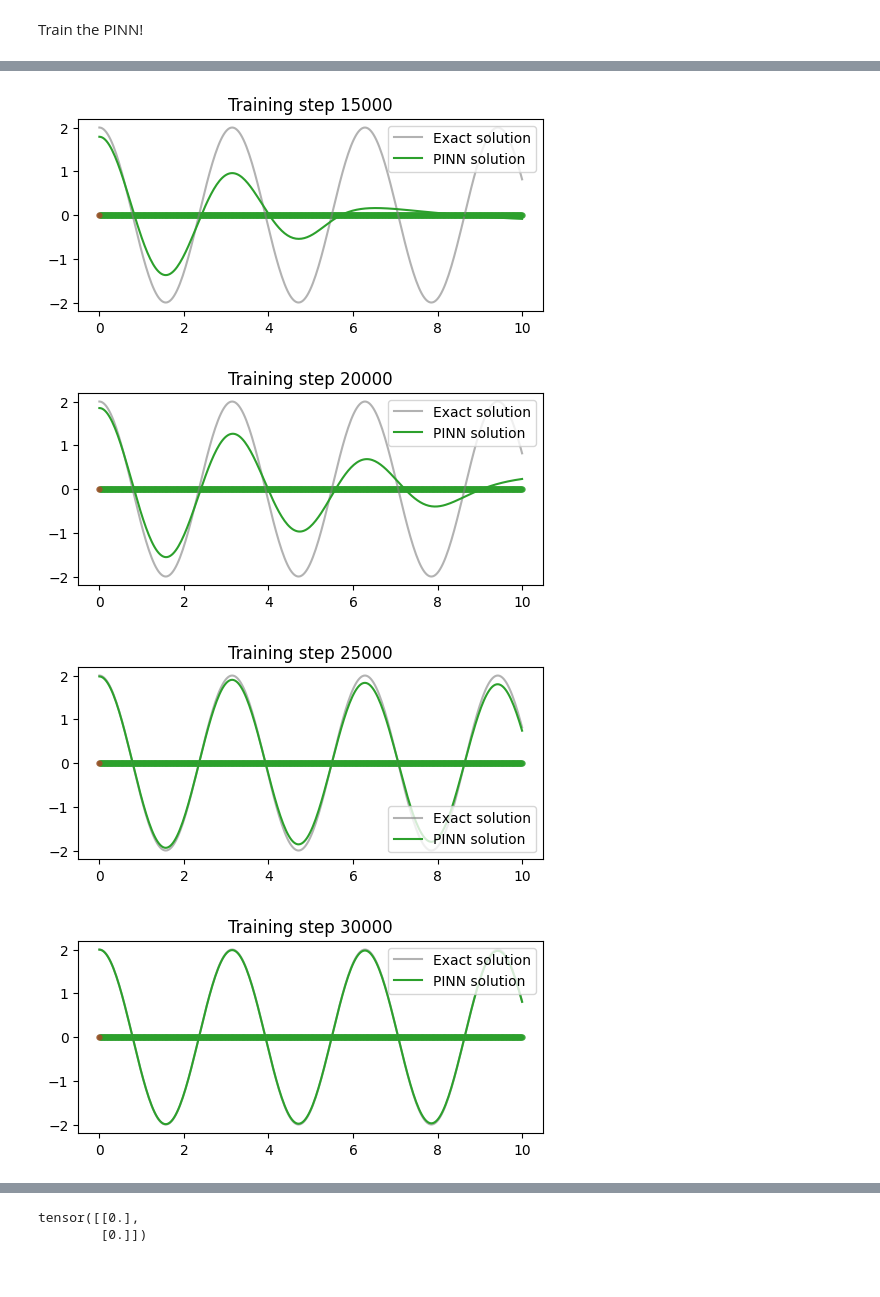
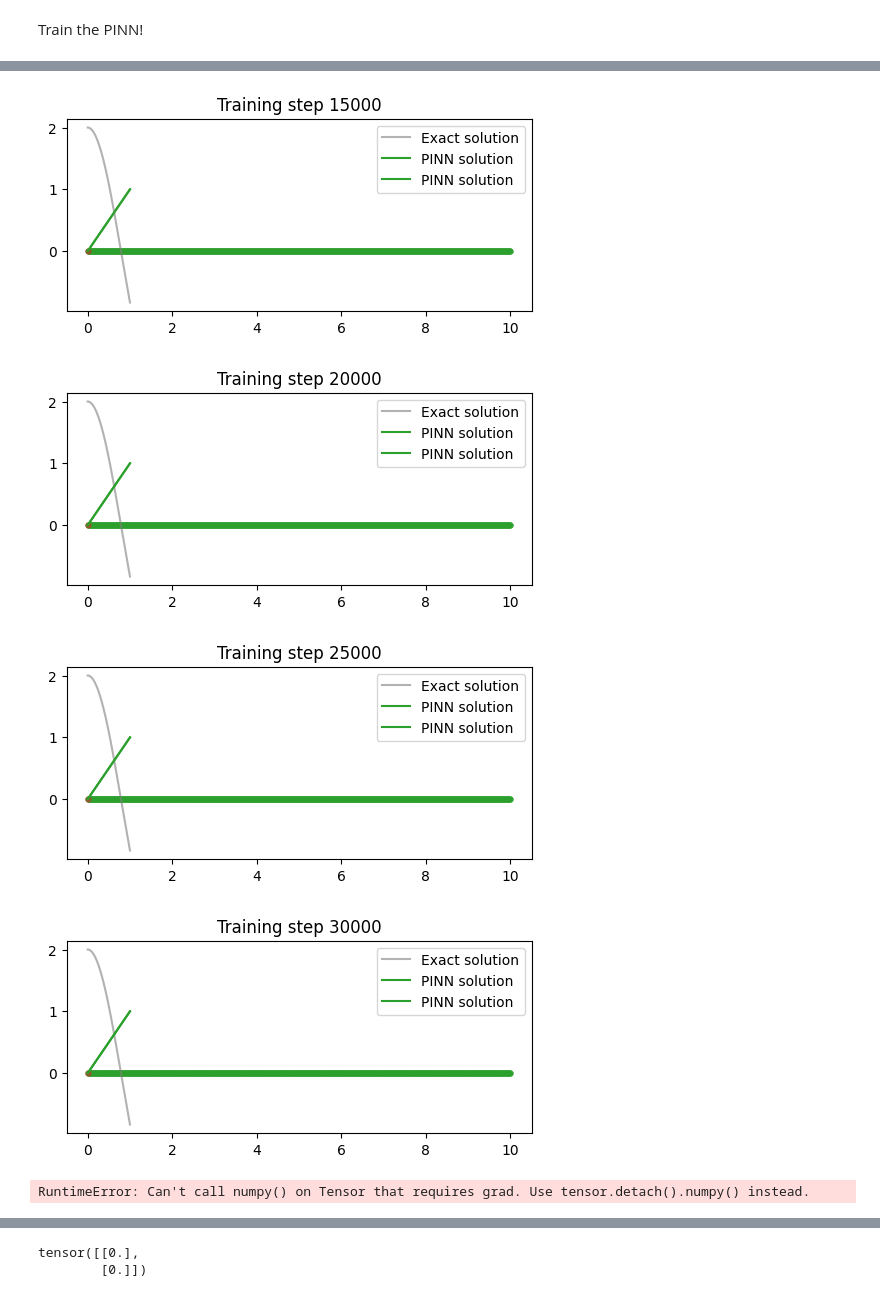
Before and after one commit to kadenmahoneyuky/LearningPINN, a Jupyter notebook: pinn.ipynb, the cells around one changed output, grey strips where cells are left out. Saved outputs shown, nothing was run; the diff lists cells and outputs as text; code cells hidden in the pictures.

Commit message:
Completed basic PDE_PINN

```diff
--- a/pinn.ipynb
+++ b/pinn.ipynb
@@ -8,3 +8,6 @@ import torch
 import torch.nn as nn
 import numpy as np
 import matplotlib.pyplot as plt
+
+device = torch.device("cuda" if torch.cuda.is_available() else "cpu")
+print(torch.cuda.get_device_name(0))  # Name of your GPU
@@ -44,51 +51,74 @@ class FCN(nn.Module):
+# %%
+torch.manual_seed(123) # to ensure "random" values yield the same results everytime
+t_obs = torch.rand(40).view(-1,1).to(device)
+u_obs = exact_sol(t_obs) + 0.04*torch.randn_like(t_obs)
 # %% [markdown]
 Train the PINN!
 # %%
 torch.manual_seed(123)
 
 # Define NN
-pinn = FCN(1,1,32,3)
+pinn = FCN(1,1,32,3).to(device)
 
 # Define Boundary Points
-t_boundary = torch.tensor(0.).view(-1,1).requires_grad_(True)
+t_boundary = torch.tensor(0.).view(-1,1).requires_grad_(True).to(device)
 
 # Define Domain
-t_physics = torch.linspace(0,10,1000).view(-1,1).requires_grad_(True)
+t_physics = torch.linspace(0,10,1000).view(-1,1).requires_grad_(True).to(device)
+
+# Make R a trainable parameter
+coef = nn.Parameter(torch.zeros(1, requires_grad=True, device=device))
+coefs= []
 
 # Train the PINN
-t_test = torch.linspace(0,10,300).view(-1,1)
+t_test = torch.linspace(0,1,300).view(-1,1).to(device)
 u_exact = exact_sol(t_test)
-optimiser = torch.optim.Adam(pinn.parameters(),lr=1e-3)
+optimiser = torch.optim.Adam(list(pinn.parameters())+[coef],lr=1e-3)
 for i in range(30001):
     optimiser.zero_grad()
 
-    lambda1, lambda2 = 1e-1, 1
+    lambda1 = 1e4
 
-    u = pinn(t_boundary)
-    loss1 = (torch.squeeze(u) - 2)**2
-    dudt = torch.autograd.grad(u, t_boundary, torch.ones_like(u), create_graph=True)[0]
-    loss2 = (torch.squeeze(dudt) - 0)**2
-
+    # compute physics loss
     u = pinn(t_physics)
     dudt = torch.autograd.grad(u, t_physics, torch.ones_like(u), create_graph=True)[0]
     d2udt2 = torch.autograd.grad(dudt, t_physics, torch.ones_like(dudt), create_graph=True)[0]
-    loss3 = torch.mean((d2udt2 + 4*u)**2)
+    loss1 = torch.mean((d2udt2 + coef*u)**2)
 
-    loss = loss1 + (lambda1 * loss2) + (lambda2 * loss3)
+    # compute data loss
+    # TODO: write code here
+    u = pinn(u_obs)
+    loss2 = torch.mean((u - u_obs)**2)
+
+    loss = loss1 + (lambda1 * loss2)
     loss.backward()
     optimiser.step()
 
+    coefs.append(coef.item())
+
+
     if i % 5000 == 0:
         #print(u.abs().mean().item(), dudt.abs().mean().item(), d2udt2.abs().mean().item())
-        u = pinn(t_test).detach()
+        u = pinn(t_test).detach().cpu()
         plt.figure(figsize=(6,2.5))
-        plt.scatter(t_physics.detach()[:,0],
-                    torch.zeros_like(t_physics)[:,0], s=20, lw=0, color="tab:green", alpha=0.6)
-        plt.scatter(t_boundary.detach()[:,0],
-                    torch.zeros_like(t_boundary)[:,0], s=20, lw=0, color="tab:red", alpha=0.6)
-        plt.plot(t_test[:,0], u_exact[:,0], label="Exact solution", color="tab:grey", alpha=0.6)
-        plt.plot(t_test[:,0], u[:,0], label="PINN solution", color="tab:green")
+        plt.scatter(t_physics.detach().cpu()[:, 0],
+            torch.zeros_like(t_physics).cpu()[:, 0],
+            s=20, lw=0, color="tab:green", alpha=0.6)
+        plt.scatter(t_boundary.detach().cpu()[:, 0],
+                    torch.zeros_like(t_boundary).cpu()[:, 0],
+                    s=20, lw=0, color="tab:red", alpha=0.6)
+        plt.plot(t_test.cpu()[:, 0], u_exact.cpu()[:, 0], label="Exact solution", color="tab:grey", alpha=0.6)
+        plt.plot(t_test.cpu()[:, 0], u.cpu()[:, 0], label="PINN solution", color="tab:green")
+        plt.plot(t_test.cpu()[:,0], u.cpu()[:,0], label="PINN solution", color="tab:green")
         plt.title(f"Training step {i}")
         plt.legend()
         plt.show()
+
+plt.figure()
+plt.title("$R$")
+plt.plot(coefs, label="PINN estimate")
+plt.hlines(coef.cpu(), 0, len(coefs), label="True value", color="tab:green")
+plt.legend()
+plt.xlabel("Training step")
+plt.show()
 # %% [output]
@@ -98,4 +128,5 @@ for i in range(30001):
-[figure, old version]
+[figure, new version]
-[figure, old version]
+[figure, new version]
-[figure, old version]
+[figure, new version]
-[figure, old version]
+[figure, new version]
+RuntimeError: Can't call numpy() on Tensor that requires grad. Use tensor.detach().numpy() instead.
```
Also changed, not shown: parts of 3 cells of this notebook, 2 other files.
